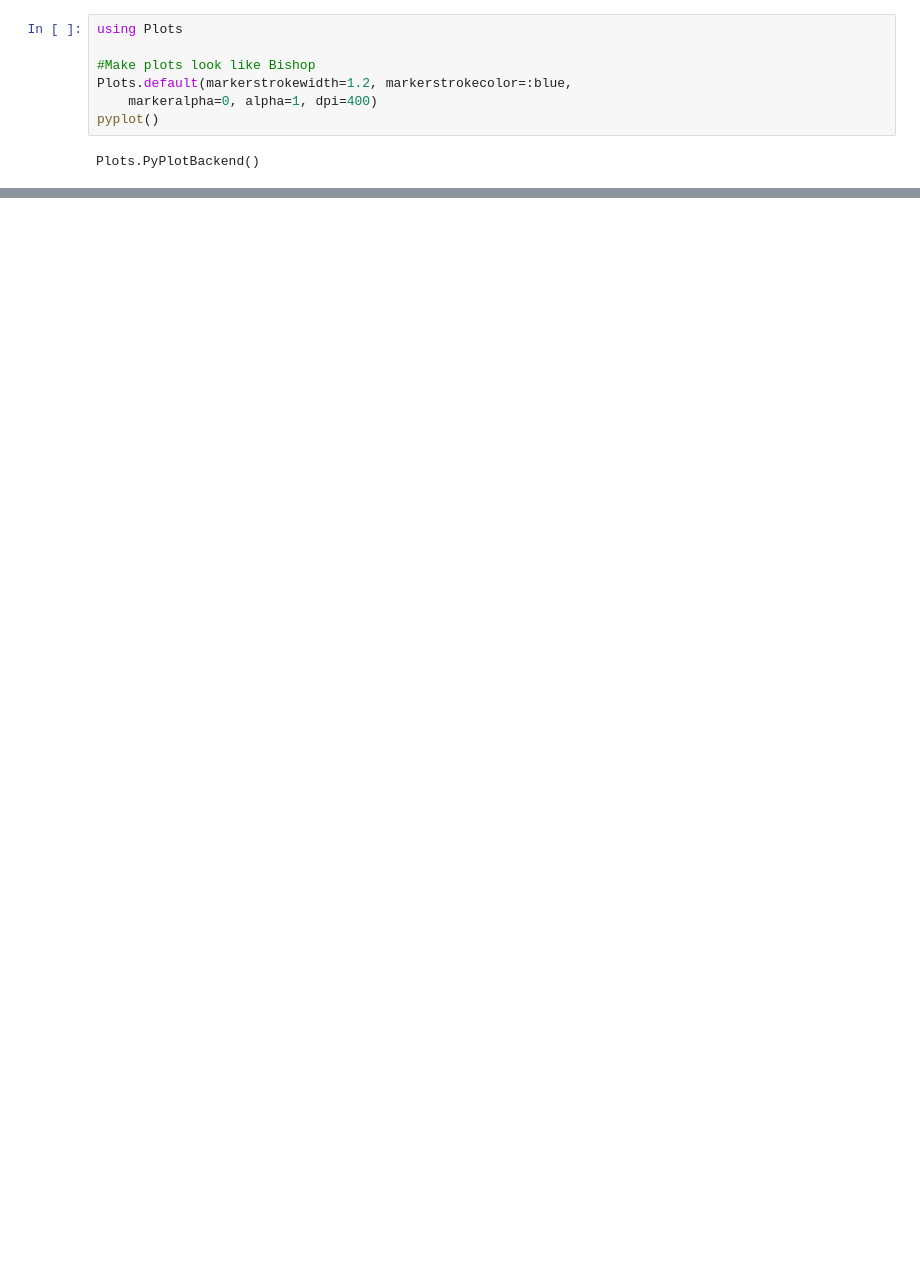
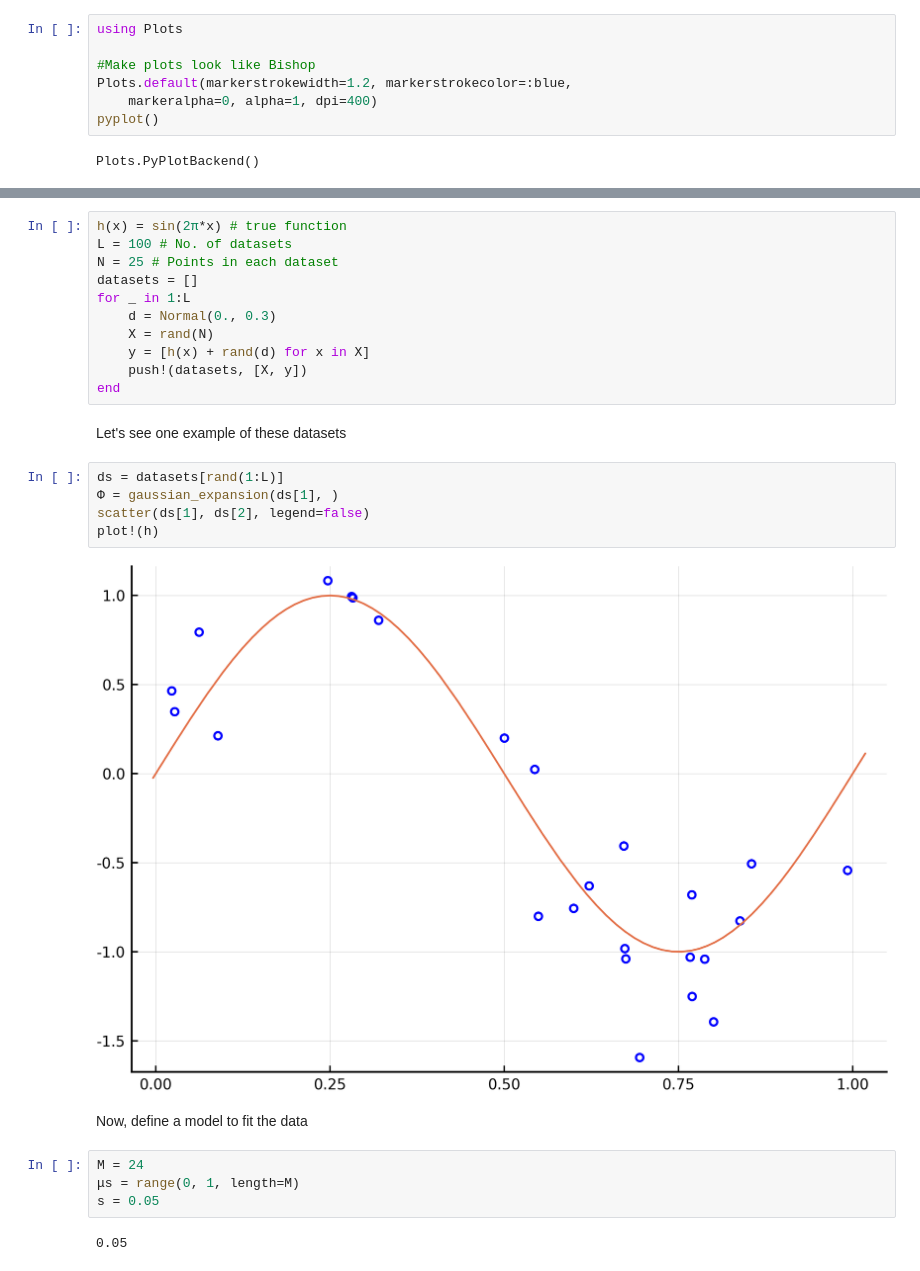
Before and after one commit to ulinares/PRML, a Jupyter notebook: notebooks/Chapter3.ipynb, the cells around one changed output, grey strips where cells are left out. Saved outputs shown, nothing was run; the diff lists cells and outputs as text; blank space fills up the shorter version.

```diff
--- a/notebooks/Chapter3.ipynb
+++ b/notebooks/Chapter3.ipynb
@@ -69,0 +63,28 @@ plot!(X, [(lm.coefs' * Φ[i, :])[1] for i in 1:size(Φ)[1]], ribbon=lm.σ * ones
+# %%
+h(x) = sin(2π*x) # true function
+L = 100 # No. of datasets
+N = 25 # Points in each dataset
+datasets = []
+for _ in 1:L
+    d = Normal(0., 0.3)
+    X = rand(N)
+    y = [h(x) + rand(d) for x in X]
+    push!(datasets, [X, y])
+end
+# %% [markdown]
+Let's see one example of these datasets
+# %%
+ds = datasets[rand(1:L)]
+Φ = gaussian_expansion(ds[1], )
+scatter(ds[1], ds[2], legend=false)
+plot!(h)
+# %% [output]
+[figure, added]
+# %% [markdown]
+Now, define a model to fit the data
+# %%
+M = 24
+μs = range(0, 1, length=M)
+s = 0.05
+# %% [output]
+0.05
```
Also changed, not shown: parts of 20 cells of this notebook.
